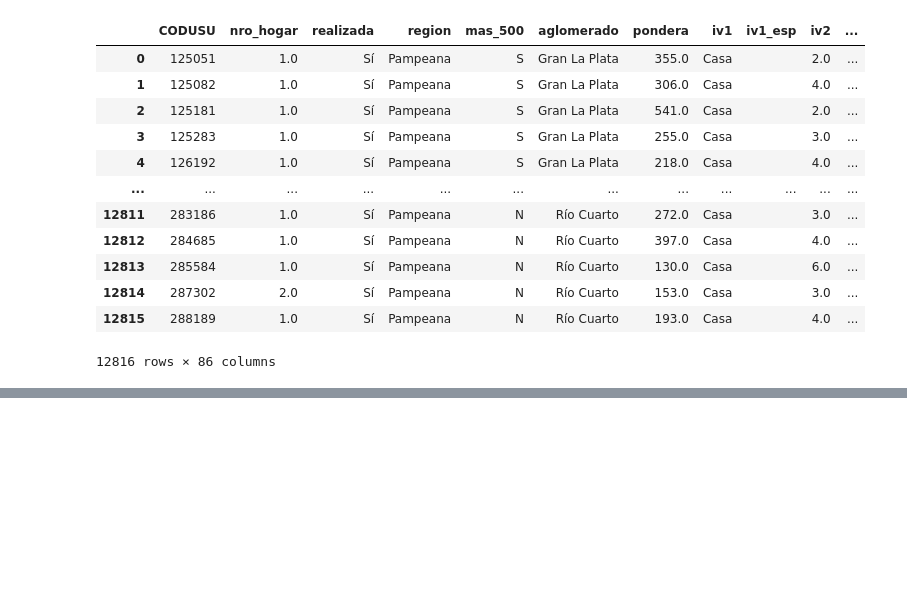
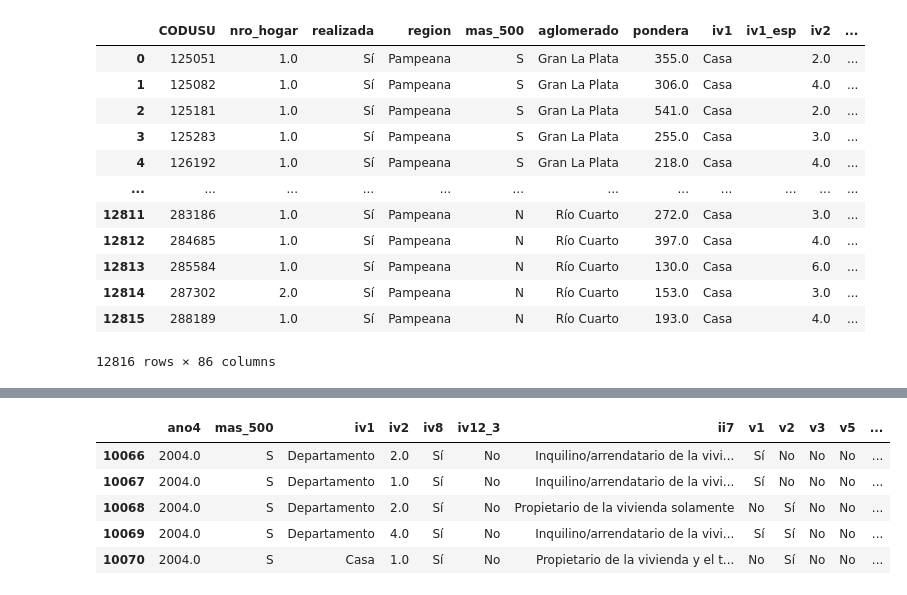
Before and after one commit to jtomasello247/Big-Data---TP-2---Grupo-13, a Jupyter notebook: t104_dta/TP2.ipynb, the cells around one changed output, grey strips where cells are left out. Saved outputs shown, nothing was run; the diff lists cells and outputs as text; code cells hidden in the pictures; blank space fills up the shorter version.

```diff
--- a/t104_dta/TP2.ipynb
+++ b/t104_dta/TP2.ipynb
@@ -118,2 +117,2 @@ KeyError: 'region'
 # %%
-df2024
+df2024.columns = df2024.columns.str.lower()
@@ -119,0 +151,2 @@ df2024
+# %%
+dffinal=pd.concat([df2004,df2024])
@@ -119,0 +179,11 @@ df2024
+# %%
+df1 = dffinal[["ano4","mas_500","iv1","iv2","iv8","iv12_3","ii7","v1","v2","v3","v5","v12","v17","ix_tot","ipcf",]]
+# %%
+df1[400:405]
+# %% [output]
+|  | ano4 | mas_500 | iv1 | iv2 | iv8 | iv12_3 | ii7 | v1 | v2 | v3 | v5 | ... |
+| 10066 | 2004.0 | S | Departamento | 2.0 | Sí | No | Inquilino/arrendatario de la vivi... | Sí | No | No | No | ... |
+| 10067 | 2004.0 | S | Departamento | 1.0 | Sí | No | Inquilino/arrendatario de la vivi... | Sí | No | No | No | ... |
+| 10068 | 2004.0 | S | Departamento | 2.0 | Sí | No | Propietario de la vivienda solamente | No | Sí | No | No | ... |
+| 10069 | 2004.0 | S | Departamento | 4.0 | Sí | No | Inquilino/arrendatario de la vivi... | Sí | Sí | No | No | ... |
+| 10070 | 2004.0 | S | Casa | 1.0 | Sí | No | Propietario de la vivienda y el t... | No | Sí | No | No | ... |
```
Also changed, not shown: parts of 7 cells of this notebook.
